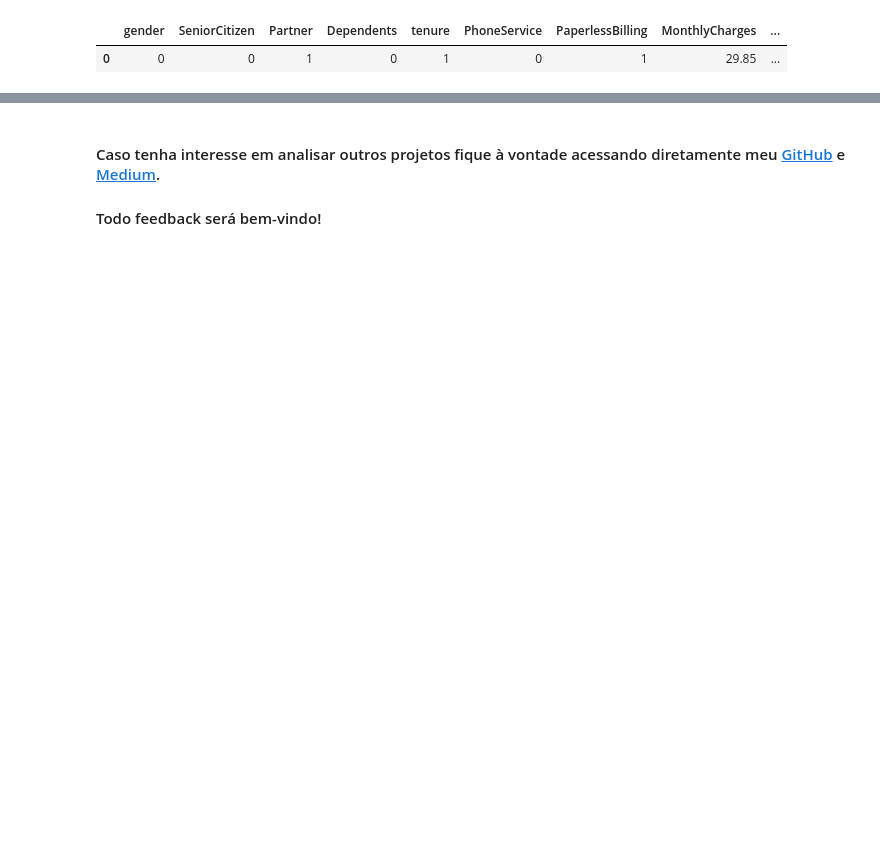
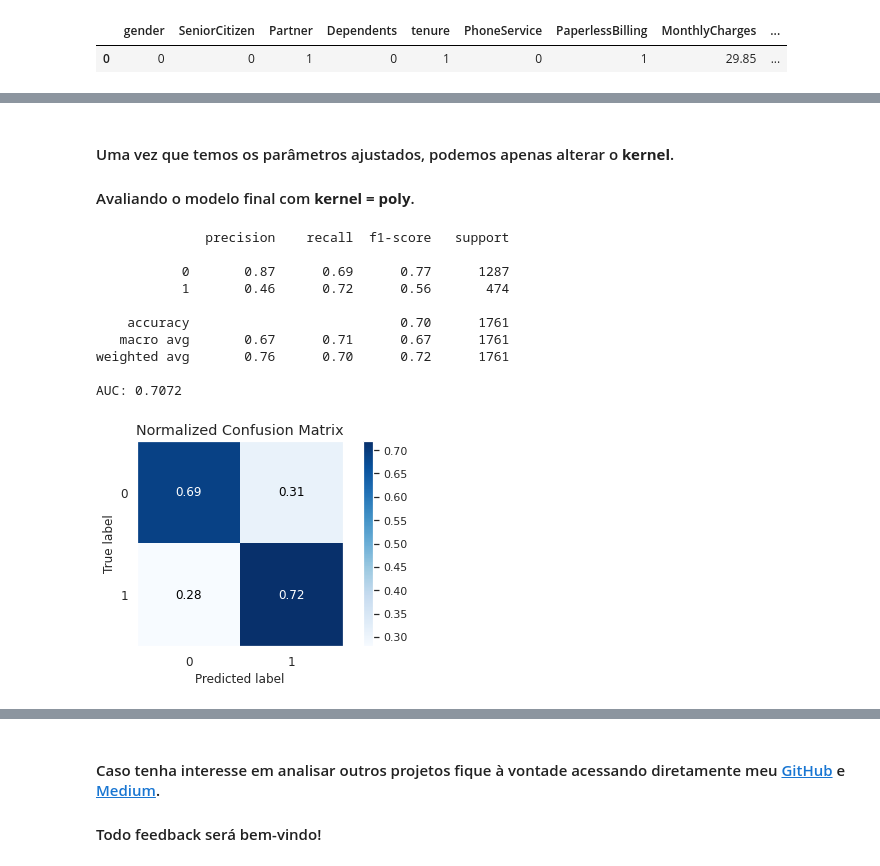
Before and after one commit to wallacecarlis/data_science, a Jupyter notebook: Projeto_5_Churn_Prediction_(Telecom).ipynb, the cells around one changed output, grey strips where cells are left out. Drawn from its saved outputs; the diff is of its cells as text; code cells hidden in the pictures; blank space fills up the shorter version.

```diff
--- a/Projeto_5_Churn_Prediction_(Telecom).ipynb
+++ b/Projeto_5_Churn_Prediction_(Telecom).ipynb
@@ -709,0 +851,33 @@ AUC: 0.7058
+# %% [markdown]
+#### Uma vez que temos os parâmetros ajustados, podemos apenas alterar o **kernel**.
+#### Avaliando o modelo final com **kernel = poly**.
+# %%
+# Modelo final com "kernel = poly":
+modelo_svc_poly = SVC(C = 0.01, kernel = 'poly', gamma = "auto", tol = 1.0, random_state = 1)
+modelo_svc_poly.fit(X_train_rus, y_train_rus)
+
+# Realizando a previsão:
+X_test = scaler.transform(X_test)
+y_pred_svc_poly = modelo_svc_poly.predict(X_test)
+
+# Imprimindo o classification report:
+print(classification_report(y_test, y_pred_svc_poly))
+
+# Imprimindo a área sob a curva:
+print("AUC: {:.4f}\n".format(roc_auc_score(y_test, y_pred_svc_poly)))
+
+# Plotando a matriz de confusão:
+plot_confusion_matrix(y_test, y_pred_svc_poly, normalize=True)
+plt.tight_layout()
+# %% [output]
+              precision    recall  f1-score   support
+
+           0       0.87      0.69      0.77      1287
+           1       0.46      0.72      0.56       474
+
+    accuracy                           0.70      1761
+   macro avg       0.67      0.71      0.67      1761
+weighted avg       0.76      0.70      0.72      1761
+
+AUC: 0.7072
+[figure, added]
```
Also changed, not shown: parts of 60 cells of this notebook.
